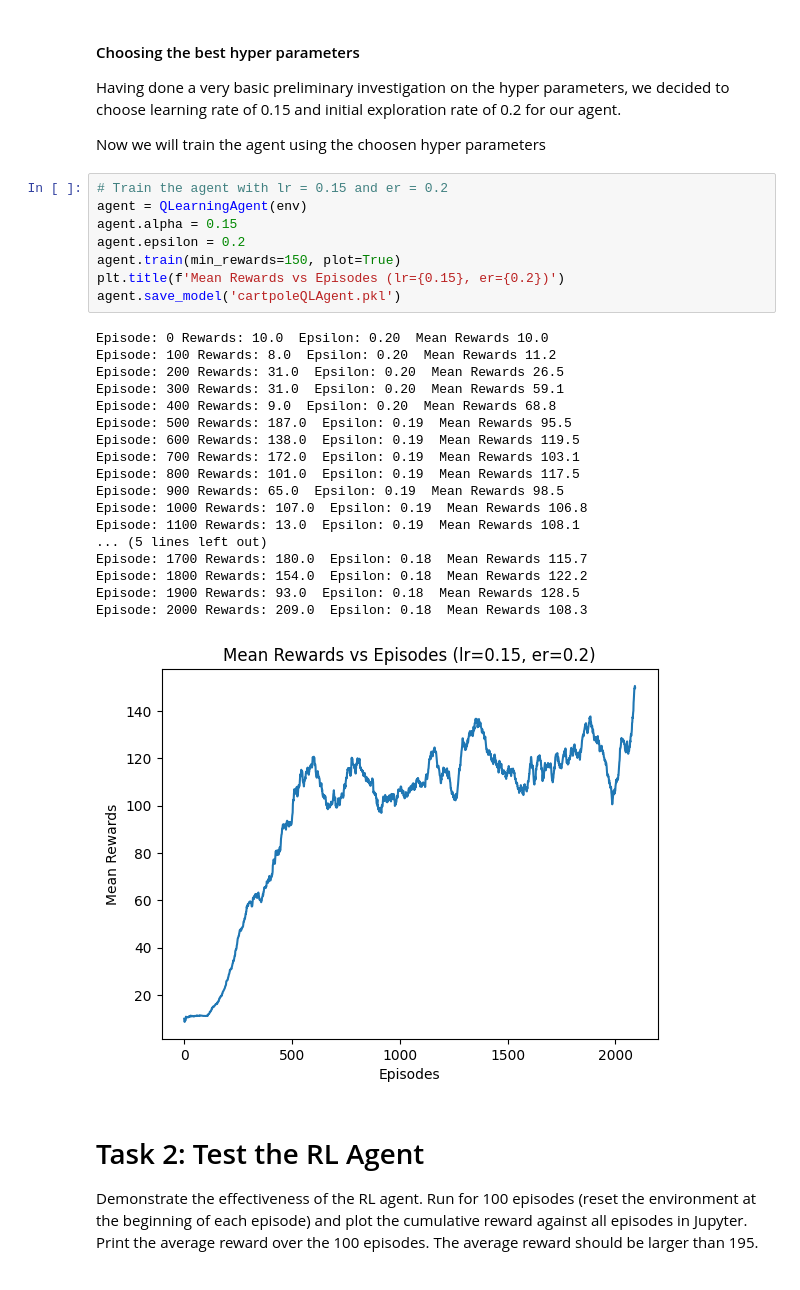
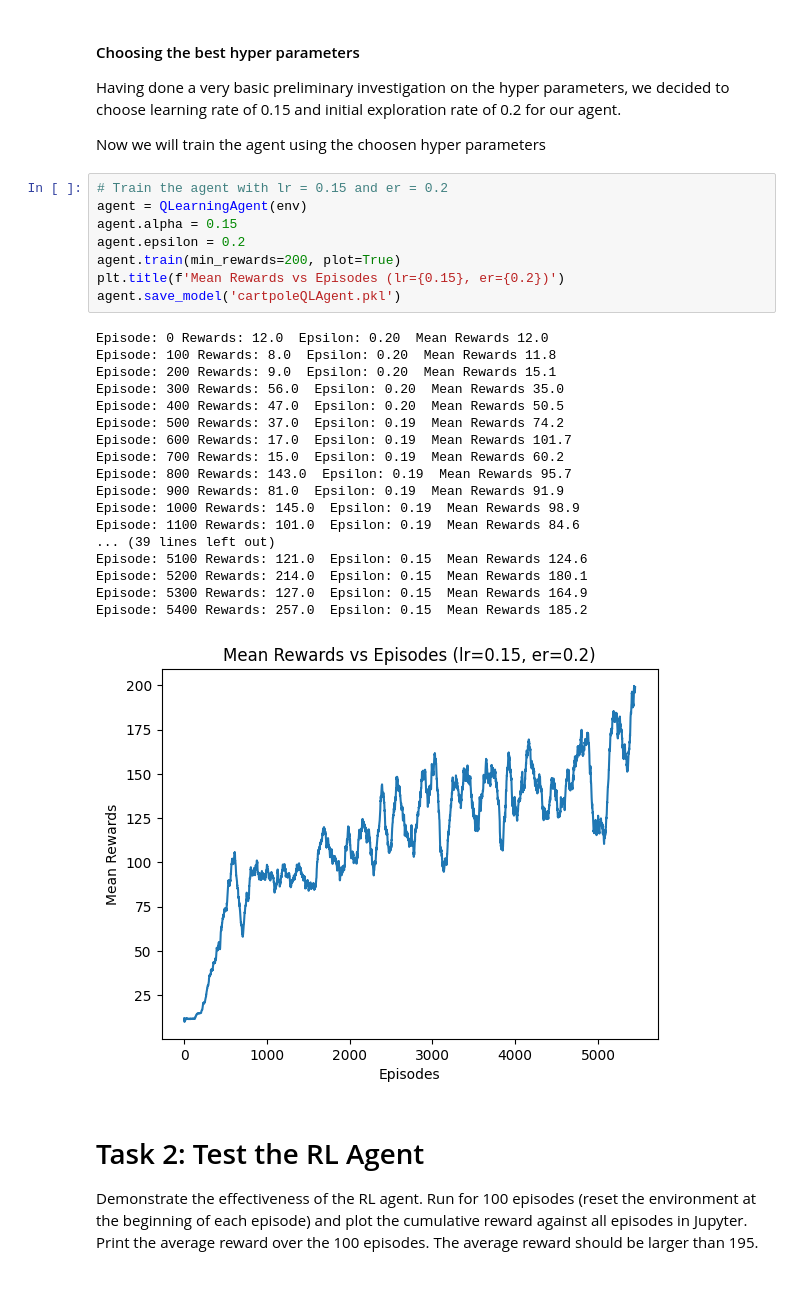
Before and after one commit to oscarqjh/SC3000-Projects, a Jupyter notebook: Project1/cartpole.ipynb, the cells around one changed output. Cells and saved outputs as stored; diff of their text form.

```diff
--- a/Project1/cartpole.ipynb
+++ b/Project1/cartpole.ipynb
@@ -379,30 +427,30 @@ Now we will train the agent using the choosen hyper parameters
 # %%
 # Train the agent with lr = 0.15 and er = 0.2
 agent = QLearningAgent(env)
 agent.alpha = 0.15
 agent.epsilon = 0.2
-agent.train(min_rewards=150, plot=True)
+agent.train(min_rewards=200, plot=True)
 plt.title(f'Mean Rewards vs Episodes (lr={0.15}, er={0.2})')
 agent.save_model('cartpoleQLAgent.pkl')
 # %% [output]
-Episode: 0 Rewards: 10.0  Epsilon: 0.20  Mean Rewards 10.0
-Episode: 100 Rewards: 8.0  Epsilon: 0.20  Mean Rewards 11.2
-Episode: 200 Rewards: 31.0  Epsilon: 0.20  Mean Rewards 26.5
-Episode: 300 Rewards: 31.0  Epsilon: 0.20  Mean Rewards 59.1
-Episode: 400 Rewards: 9.0  Epsilon: 0.20  Mean Rewards 68.8
-Episode: 500 Rewards: 187.0  Epsilon: 0.19  Mean Rewards 95.5
-Episode: 600 Rewards: 138.0  Epsilon: 0.19  Mean Rewards 119.5
-Episode: 700 Rewards: 172.0  Epsilon: 0.19  Mean Rewards 103.1
-Episode: 800 Rewards: 101.0  Epsilon: 0.19  Mean Rewards 117.5
-Episode: 900 Rewards: 65.0  Epsilon: 0.19  Mean Rewards 98.5
-Episode: 1000 Rewards: 107.0  Epsilon: 0.19  Mean Rewards 106.8
-Episode: 1100 Rewards: 13.0  Epsilon: 0.19  Mean Rewards 108.1
-... (5 lines left out)
-Episode: 1700 Rewards: 180.0  Epsilon: 0.18  Mean Rewards 115.7
-Episode: 1800 Rewards: 154.0  Epsilon: 0.18  Mean Rewards 122.2
-Episode: 1900 Rewards: 93.0  Epsilon: 0.18  Mean Rewards 128.5
-Episode: 2000 Rewards: 209.0  Epsilon: 0.18  Mean Rewards 108.3
+Episode: 0 Rewards: 12.0  Epsilon: 0.20  Mean Rewards 12.0
+Episode: 100 Rewards: 8.0  Epsilon: 0.20  Mean Rewards 11.8
+Episode: 200 Rewards: 9.0  Epsilon: 0.20  Mean Rewards 15.1
+Episode: 300 Rewards: 56.0  Epsilon: 0.20  Mean Rewards 35.0
+Episode: 400 Rewards: 47.0  Epsilon: 0.20  Mean Rewards 50.5
+Episode: 500 Rewards: 37.0  Epsilon: 0.19  Mean Rewards 74.2
+Episode: 600 Rewards: 17.0  Epsilon: 0.19  Mean Rewards 101.7
+Episode: 700 Rewards: 15.0  Epsilon: 0.19  Mean Rewards 60.2
+Episode: 800 Rewards: 143.0  Epsilon: 0.19  Mean Rewards 95.7
+Episode: 900 Rewards: 81.0  Epsilon: 0.19  Mean Rewards 91.9
+Episode: 1000 Rewards: 145.0  Epsilon: 0.19  Mean Rewards 98.9
+Episode: 1100 Rewards: 101.0  Epsilon: 0.19  Mean Rewards 84.6
+... (39 lines left out)
+Episode: 5100 Rewards: 121.0  Epsilon: 0.15  Mean Rewards 124.6
+Episode: 5200 Rewards: 214.0  Epsilon: 0.15  Mean Rewards 180.1
+Episode: 5300 Rewards: 127.0  Epsilon: 0.15  Mean Rewards 164.9
+Episode: 5400 Rewards: 257.0  Epsilon: 0.15  Mean Rewards 185.2
-[figure, old version]
+[figure, new version]
 # %% [markdown]
 # Task 2: Test the RL Agent
 
```
Also changed, not shown: parts of 11 cells of this notebook, 17 other files.
